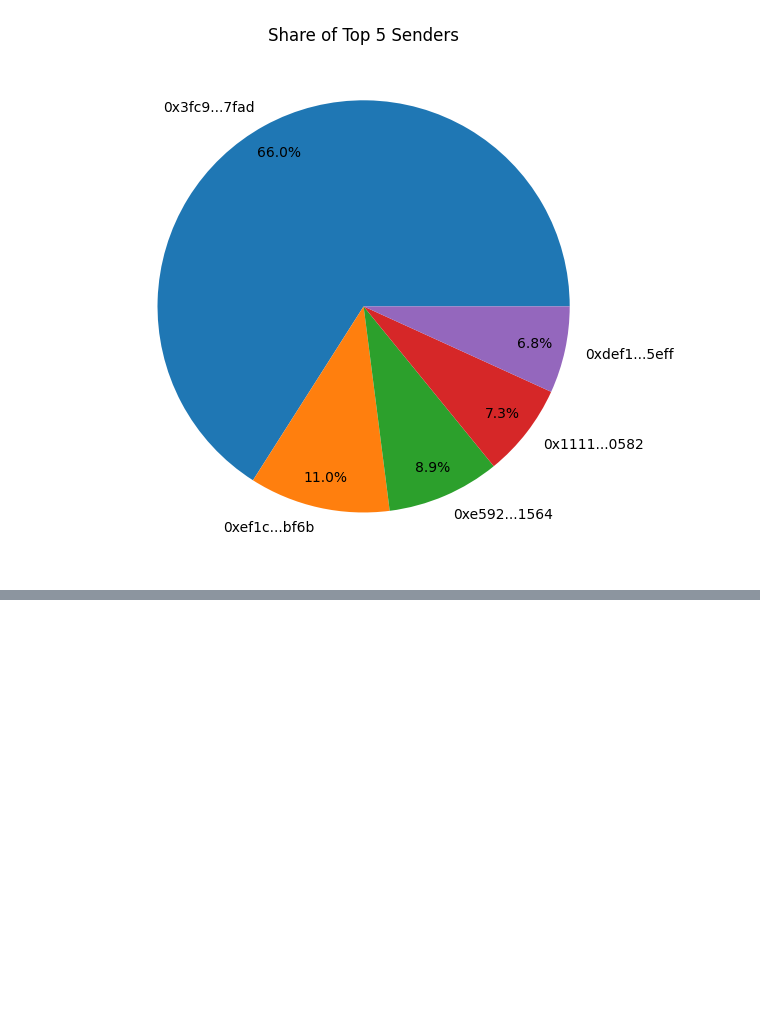
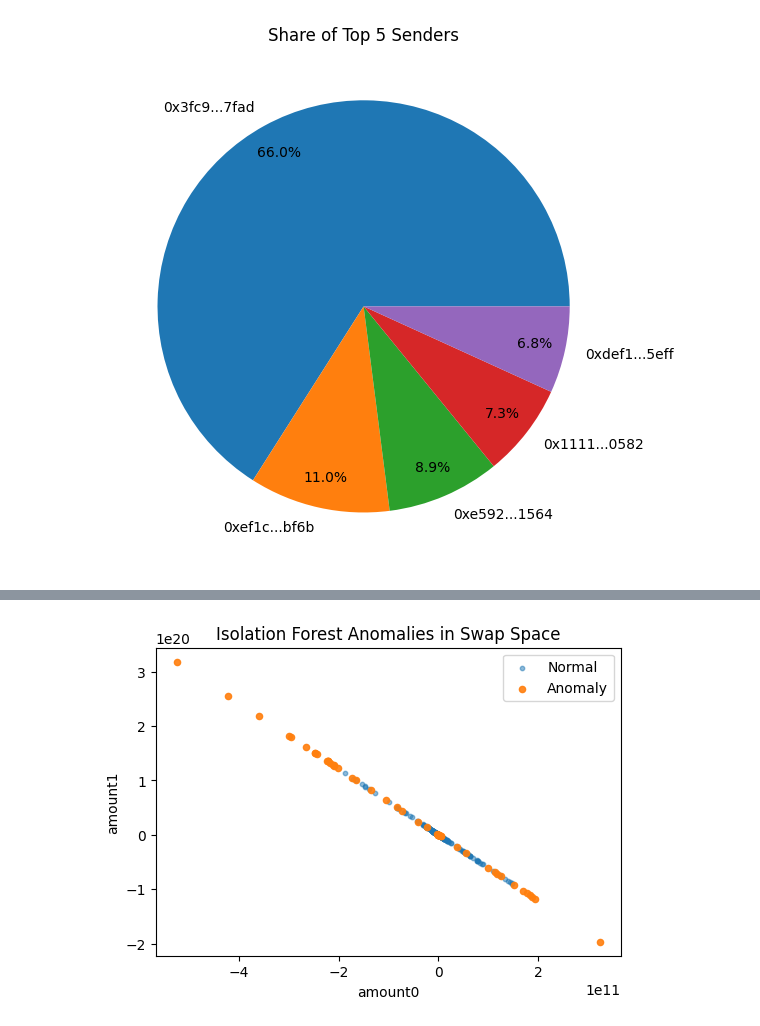
Before and after one commit to minaozdogan/Blockchain-Smart-Contract-Transaction-Anomaly-Detection-Project, a Jupyter notebook: notebooks/data_collection.ipynb, the cells around one changed output, grey strips where cells are left out. Drawn from its saved outputs; the diff is of its cells as text; code cells hidden in the pictures; blank space fills up the shorter version.

Commit message:
isolation forest

```diff
--- a/notebooks/data_collection.ipynb
+++ b/notebooks/data_collection.ipynb
@@ -487,0 +561,24 @@ plt.show()
+# %%
+from sklearn.ensemble import IsolationForest
+
+# Select scaled features for anomaly detection
+scaled_features = [f"{col}_scaled" for col in numeric_features]
+X_scaled_for_if = data_scaled[scaled_features]
+
+# Build and fit the Isolation Forest model
+iso_model = IsolationForest(
+    n_estimators=200,
+    contamination=0.05,   # assume ~5% anomalies
+    random_state=42
+)
+
+iso_labels = iso_model.fit_predict(X_scaled_for_if)
+
+# Add anomaly labels back into dataset
+data_scaled["isolation_forest_anomaly"] = iso_labels
+# %%
+anomalies = data_scaled[data_scaled["isolation_forest_anomaly"] == -1]
+normal = data_scaled[data_scaled["isolation_forest_anomaly"] == 1]
+
+print("Anomaly count:", len(anomalies))
+print("Normal count:", len(normal))
@@ -487,0 +624,13 @@ plt.show()
+# %%
+import matplotlib.pyplot as plt
+
+plt.figure(figsize=(6,4))
+plt.scatter(normal["amount0"], normal["amount1"], s=10, label="Normal", alpha=0.5)
+plt.scatter(anomalies["amount0"], anomalies["amount1"], s=20, label="Anomaly", alpha=0.9)
+plt.xlabel("amount0")
+plt.ylabel("amount1")
+plt.legend()
+plt.title("Isolation Forest Anomalies in Swap Space")
+plt.show()
+# %% [output]
+[figure, added]
```
Also changed, not shown: parts of 6 cells of this notebook.
